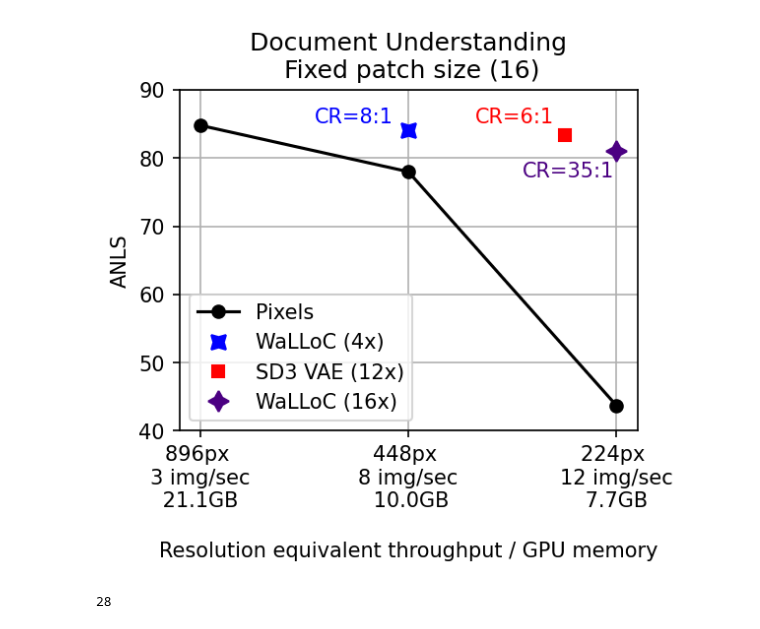
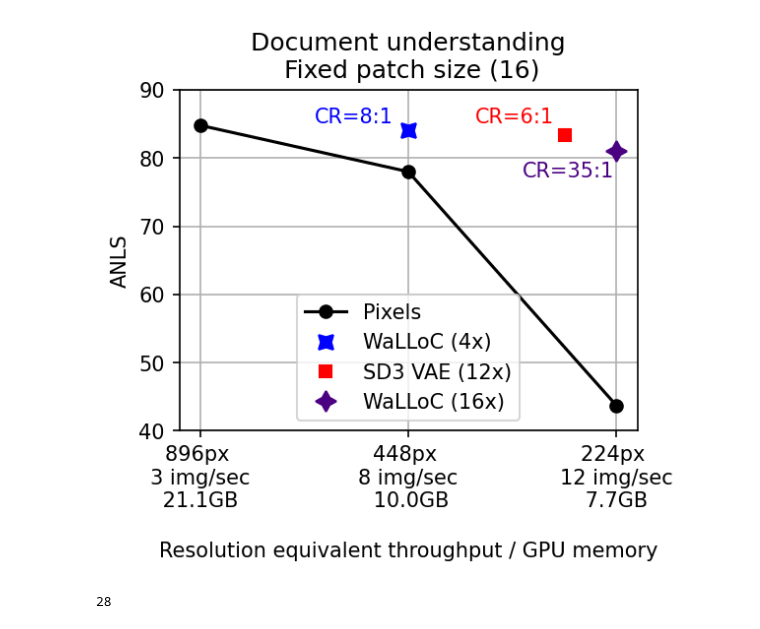
Before and after one commit to danjacobellis/LCCL, a Jupyter notebook: train/results_plot.ipynb, the cells around one changed output. Saved outputs shown, nothing was run; the diff lists cells and outputs as text; code cells hidden in the pictures.

```diff
--- a/train/results_plot.ipynb
+++ b/train/results_plot.ipynb
@@ -62,33 +66,33 @@ ax.legend(loc='center left')
 # %%
 seq_length = [1, 2, 3]
 pixels_anls = [43.7, 78.0, 84.8]
 walloc_4x_anls = [np.nan, 84.1, np.nan]
 walloc_16x_anls = [81.1, np.nan, np.nan]
 
 fig = plt.figure(figsize=(4, 3), dpi=150)
 plt.plot(seq_length, pixels_anls, marker='o', label='Pixels', color='black')
 ax = plt.gca()
 ax.plot(seq_length, walloc_4x_anls, marker=(4, 1, 45), label='WaLLoC (4x)', color='blue', markersize=10, linestyle='none')
 ax.plot(1.25, 83.386, marker=(4, 0, 45), label='SD3 VAE (12x)', color='red', markersize=8, linestyle='none')
 ax.plot(seq_length, walloc_16x_anls, marker=(4, 1, 0), label='WaLLoC (16x)', color='indigo', markersize=10, linestyle='none')
-ax.legend(loc='lower left')
+ax.legend(loc='lower center')
 
 ax.text(2.45, 86, 'CR=8:1', color='blue', va='center')
 ax.text(1.45, 78, 'CR=35:1', color='indigo', va='center')
 ax.text(1.68, 86, 'CR=6:1', color='red', va='center')
 
 ax.set_title('Document understanding\n Fixed patch size (16)')
 ax.set_xlabel('\nResolution equivalent throughput / GPU memory')
 ax.set_ylabel('ANLS')
 ax.set_ylim([40,90])
 ax.grid(True)
 ax.set_xticks(seq_length)
 ax.set_xticklabels(['224px \n12 img/sec\n 7.7GB ', '448px \n8 img/sec\n 10.0GB', '896px \n3 img/sec\n 21.1GB '])
 ax.invert_xaxis()
 
 fig.savefig("doc.svg")
 # %% [output]
-[figure, old version]
+[figure, new version]
 # %%
 cf = "log_cuda:0.pth"
 checkpoint = torch.load(cf,map_location="cpu")
```
Also changed, not shown: parts of 3 cells of this notebook.
